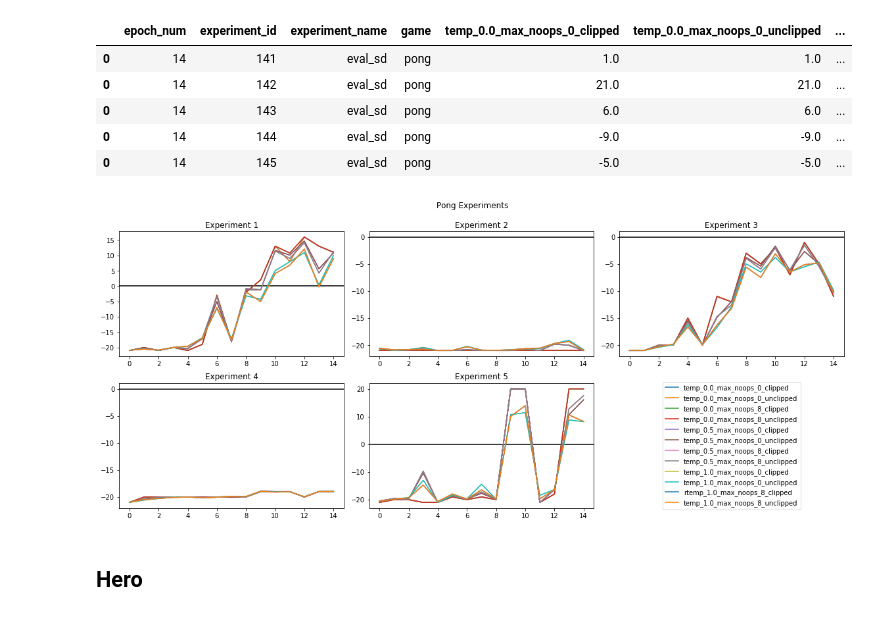
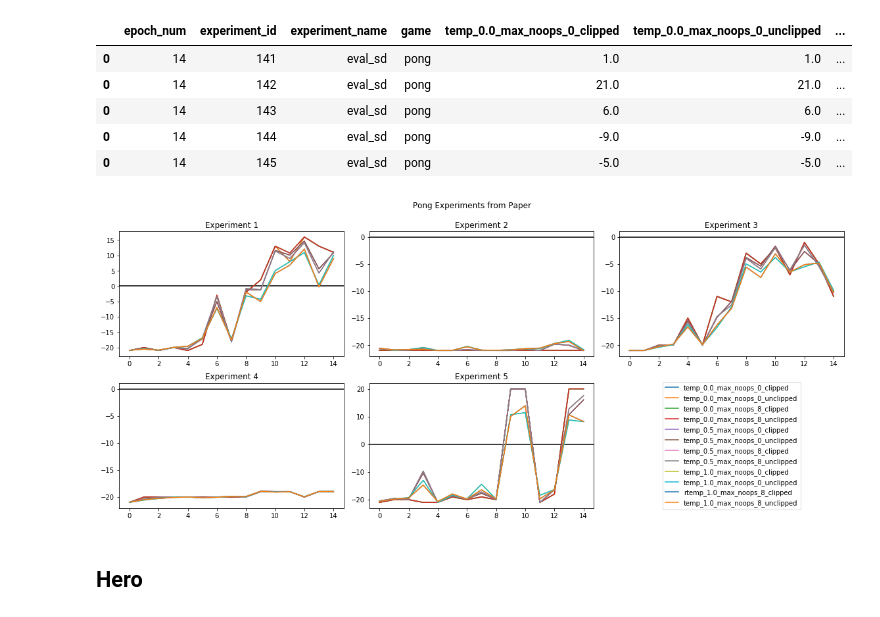
Before and after one commit to dakaun/worldmodel, a Jupyter notebook: tensor2tensor/tensor2tensor/rl/read_experiments/read_experiments.ipynb, the cells around one changed output. Drawn from its saved outputs; the diff is of its cells as text; code cells hidden in the pictures.

```diff
--- a/tensor2tensor/tensor2tensor/rl/read_experiments/read_experiments.ipynb
+++ b/tensor2tensor/tensor2tensor/rl/read_experiments/read_experiments.ipynb
@@ -59,36 +59,36 @@ for i, axis in enumerate(ax.ravel()):
     #plt.subplot(6,3,(i+1))
     if i!= 5:
         axis.axhline(y=0, color='black')
 
         axis.plot(pong_exp_allepoch['epoch_num'], pong_exp_allepoch['temp_0.0_max_noops_0_clipped'], label=r'temp_0.0_max_noops_0_clipped')
         axis.plot(pong_exp_allepoch['epoch_num'], pong_exp_allepoch['temp_0.0_max_noops_0_unclipped'], label=r'temp_0.0_max_noops_0_unclipped')
         axis.plot(pong_exp_allepoch['epoch_num'], pong_exp_allepoch['temp_0.0_max_noops_8_clipped'], label=r'temp_0.0_max_noops_8_clipped')
         axis.plot(pong_exp_allepoch['epoch_num'], pong_exp_allepoch['temp_0.0_max_noops_8_unclipped'], label=r'temp_0.0_max_noops_8_unclipped')
         axis.plot(pong_exp_allepoch['epoch_num'], pong_exp_allepoch['temp_0.5_max_noops_0_clipped'], label=r'temp_0.5_max_noops_0_clipped')
         axis.plot(pong_exp_allepoch['epoch_num'], pong_exp_allepoch['temp_0.5_max_noops_0_unclipped'], label=r'temp_0.5_max_noops_0_unclipped')
         axis.plot(pong_exp_allepoch['epoch_num'], pong_exp_allepoch['temp_0.5_max_noops_8_clipped'], label=r'temp_0.5_max_noops_8_clipped')
         axis.plot(pong_exp_allepoch['epoch_num'], pong_exp_allepoch['temp_0.5_max_noops_8_unclipped'], label=r'temp_0.5_max_noops_8_unclipped')
         axis.plot(pong_exp_allepoch['epoch_num'], pong_exp_allepoch['temp_1.0_max_noops_0_clipped'], label=r'temp_1.0_max_noops_0_clipped')
         axis.plot(pong_exp_allepoch['epoch_num'], pong_exp_allepoch['temp_1.0_max_noops_0_unclipped'], label=r'temp_1.0_max_noops_0_unclipped')
         axis.plot(pong_exp_allepoch['epoch_num'], pong_exp_allepoch['temp_1.0_max_noops_8_clipped'], label='rtemp_1.0_max_noops_8_clipped')
         axis.plot(pong_exp_allepoch['epoch_num'], pong_exp_allepoch['temp_1.0_max_noops_8_unclipped'], label=r'temp_1.0_max_noops_8_unclipped')
         exp_title = f'Experiment {(i+1)}'
         axis.set_title(exp_title)
     else:
         axis.set_axis_off()
         legend = axis.legend(handles, labels,loc='center')
     if i==4:
         handles, labels = axis.get_legend_handles_labels()
 
 #plt.legend(bbox_to_anchor=(1.05, 0.5), loc='center left')
 plt.tight_layout()
-f.suptitle('Pong Experiments')
+f.suptitle('Pong Experiments from Paper')
 #title.set_y(0.95)
 f.subplots_adjust(top=0.89)
 plt.show()
-f.savefig('pong_experiments.png')
+f.savefig('pong_experiments_homepage.png')
 # %% [output]
-[figure, old version]
+[figure, new version]
 # %% [markdown]
 ## Hero
 # %%
```
Also changed, not shown: parts of 5 cells of this notebook.
